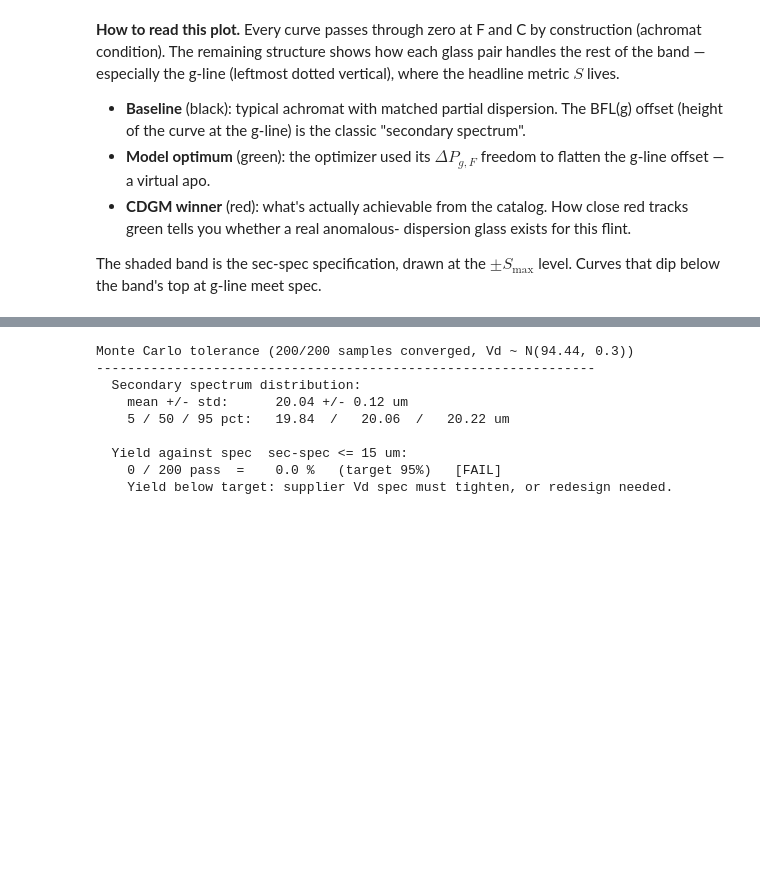
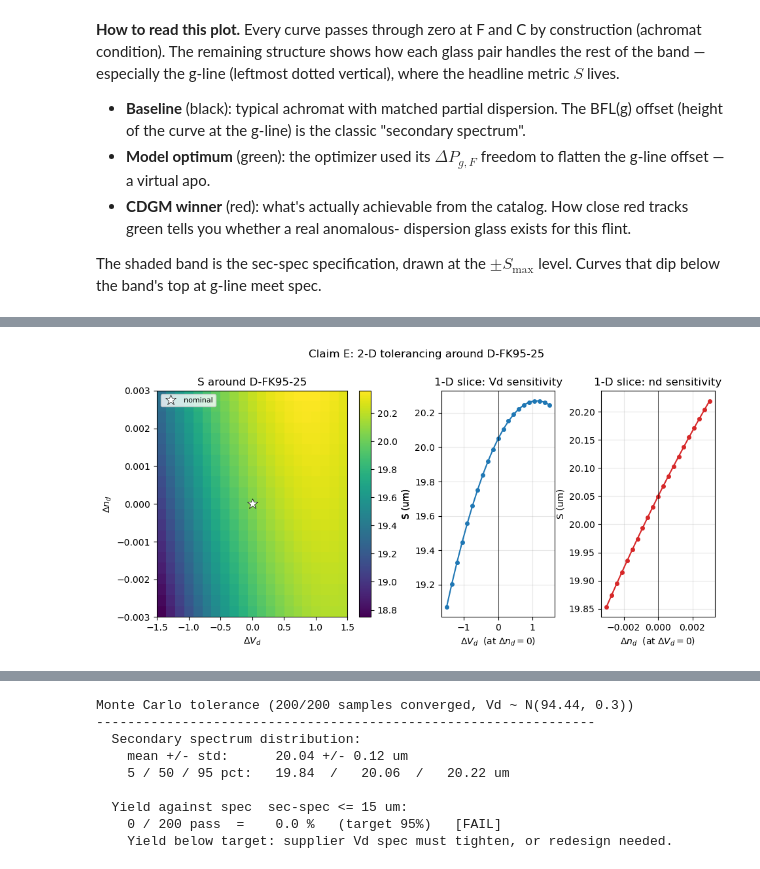
Before and after one commit to Leyangf/dispersion-lab, a Jupyter notebook: glass_substitution_workflow.ipynb, the cells around one changed output, grey strips where cells are left out. Drawn from its saved outputs; the diff is of its cells as text; code cells hidden in the pictures; blank space fills up the shorter version.

```diff
--- a/glass_substitution_workflow.ipynb
+++ b/glass_substitution_workflow.ipynb
@@ -923,0 +977,41 @@ yield — the number a manufacturing engineer actually wants.
+# %%
+# Heatmap plus two 1-D slices — the visual smoothness evidence
+fig = plt.figure(figsize=(11, 4.5))
+gs = fig.add_gridspec(1, 3, width_ratios=[2.1, 1, 1], wspace=0.3)
+
+ax_h = fig.add_subplot(gs[0, 0])
+im = ax_h.imshow(
+    S_grid, origin='lower', aspect='auto', cmap='viridis',
+    extent=[dv_grid.min(), dv_grid.max(), dn_grid.min(), dn_grid.max()],
+)
+cbar = plt.colorbar(im, ax=ax_h); cbar.set_label('S (um)')
+ax_h.set_xlabel(r'$\Delta V_d$')
+ax_h.set_ylabel(r'$\Delta n_d$')
+ax_h.set_title(f'S around {winner["name"]}')
+ax_h.plot(0, 0, 'w*', ms=12, mec='k', mew=0.5, label='nominal')
+ax_h.legend(loc='upper left', fontsize=8)
+
+# Row at Δn_d = 0: S vs ΔV_d
+mid_i = GRID // 2
+ax1 = fig.add_subplot(gs[0, 1])
+ax1.plot(dv_grid, S_grid[mid_i, :], 'o-', color='tab:blue', ms=4)
+ax1.axvline(0, color='k', lw=0.5)
+ax1.set_xlabel(r'$\Delta V_d$  (at $\Delta n_d = 0$)')
+ax1.set_ylabel('S (um)')
+ax1.set_title('1-D slice: Vd sensitivity')
+ax1.grid(alpha=0.3)
+
+# Column at ΔV_d = 0: S vs Δn_d
+mid_j = GRID // 2
+ax2 = fig.add_subplot(gs[0, 2])
+ax2.plot(dn_grid, S_grid[:, mid_j], 'o-', color='tab:red', ms=4)
+ax2.axvline(0, color='k', lw=0.5)
+ax2.set_xlabel(r'$\Delta n_d$  (at $\Delta V_d = 0$)')
+ax2.set_ylabel('S (um)')
+ax2.set_title('1-D slice: nd sensitivity')
+ax2.grid(alpha=0.3)
+
+plt.suptitle(f'Claim E: 2-D tolerancing around {winner["name"]}', y=1.02)
+plt.show()
+# %% [output]
+[figure, added]
```
Also changed, not shown: parts of 8 cells of this notebook, 1 other file.
